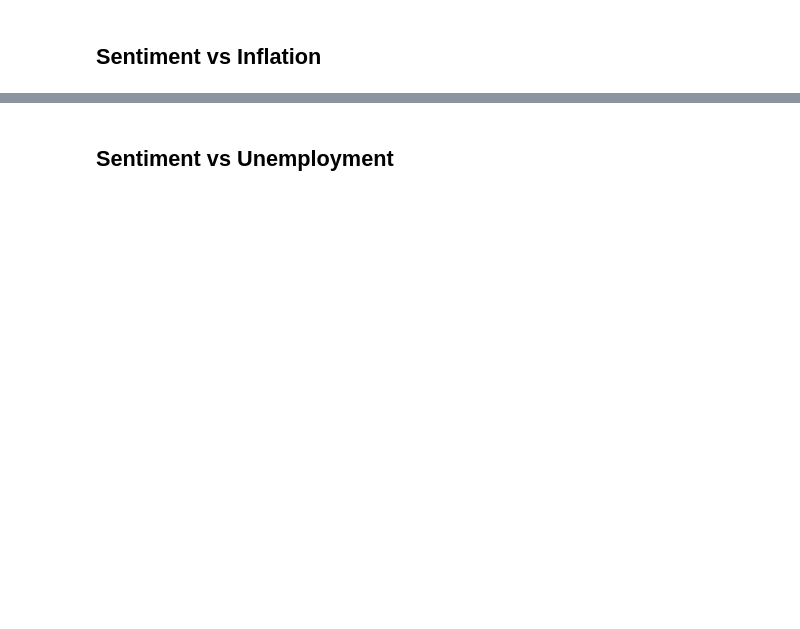
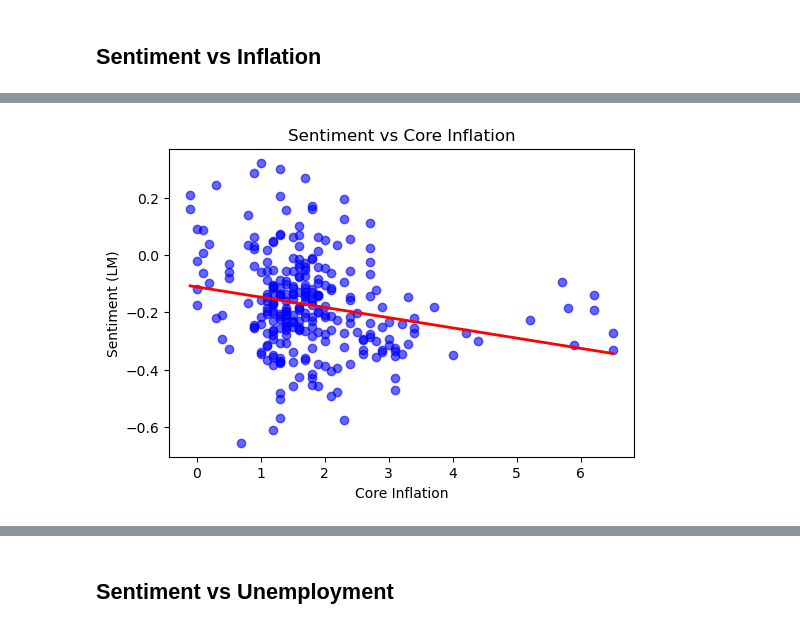
Before and after one commit to tobiajenifuja/BoE_Sentiment_Analysis, a Jupyter notebook: notebooks/insightnexus_master_notebook.ipynb, the cells around one changed output, grey strips where cells are left out. Saved outputs shown, nothing was run; the diff lists cells and outputs as text; code cells hidden in the pictures; blank space fills up the shorter version.

```diff
--- a/notebooks/insightnexus_master_notebook.ipynb
+++ b/notebooks/insightnexus_master_notebook.ipynb
@@ -220,23 +257,25 @@ reg
 # %%
 # Add a trendline to visualise the linear regression.
 # Use the NumPy polyval method, specify the regression and the independent variable.
 trend = np.polyval(reg, variables_clean['Inflation_Core'])
 
 # View the previous scatterplot.
-plt.figure(figsize=(6, 3), dpi=100)
+plt.figure(figsize=(6, 4), dpi=100)
 sns.regplot(
     data=variables_clean,
     x='Inflation_Core',
     y='Sentiment_LM',
     ci=None,  # removes confidence interval
     scatter_kws={'color': 'blue', 'alpha': 0.6},
     line_kws={'color': 'red', 'linewidth': 2}
 )
 
-plt.title("Scatterplot & Line of Best Fit")
-plt.xlabel("Inflation_Core")
+plt.title("Sentiment vs Core Inflation")
+plt.xlabel("Core Inflation")
 plt.ylabel("Sentiment (LM)")
 plt.show()
+# %% [output]
+[figure, added]
 # %%
 # Pass linear regression through OLS methods.
 test = ols('y ~ x', data = variables_clean).fit()
```
Also changed, not shown: parts of 34 cells of this notebook, 10 other files.
